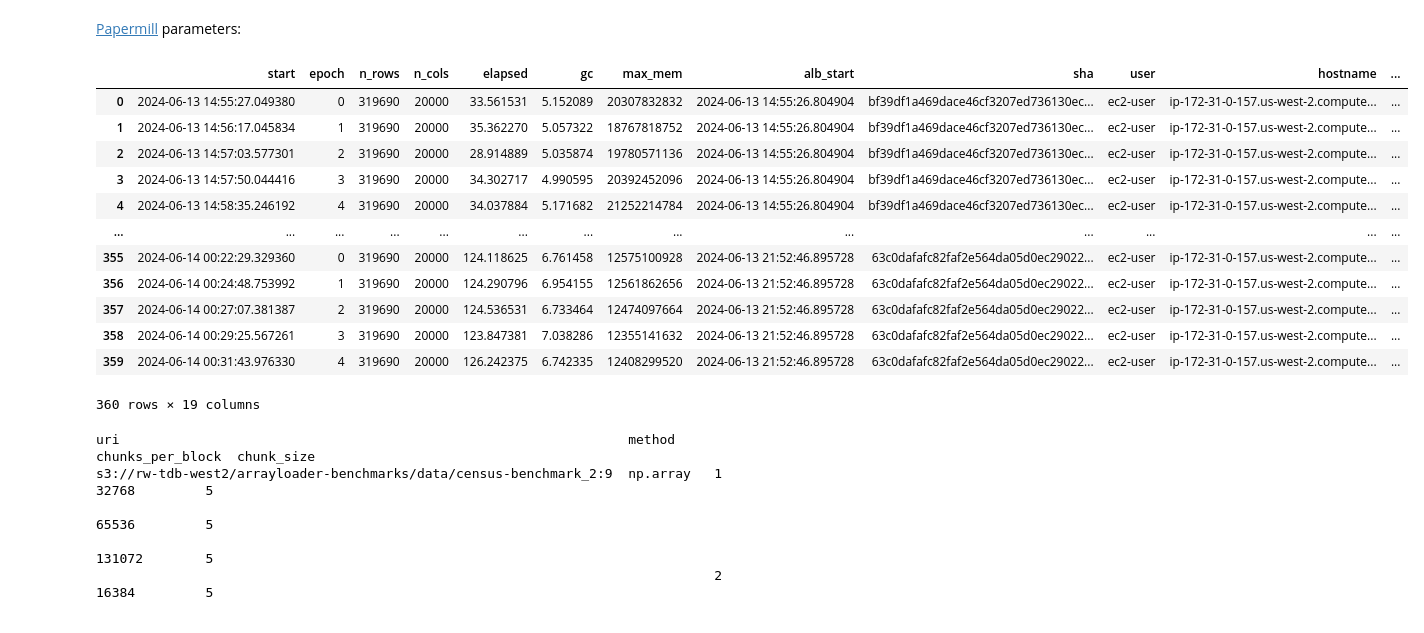
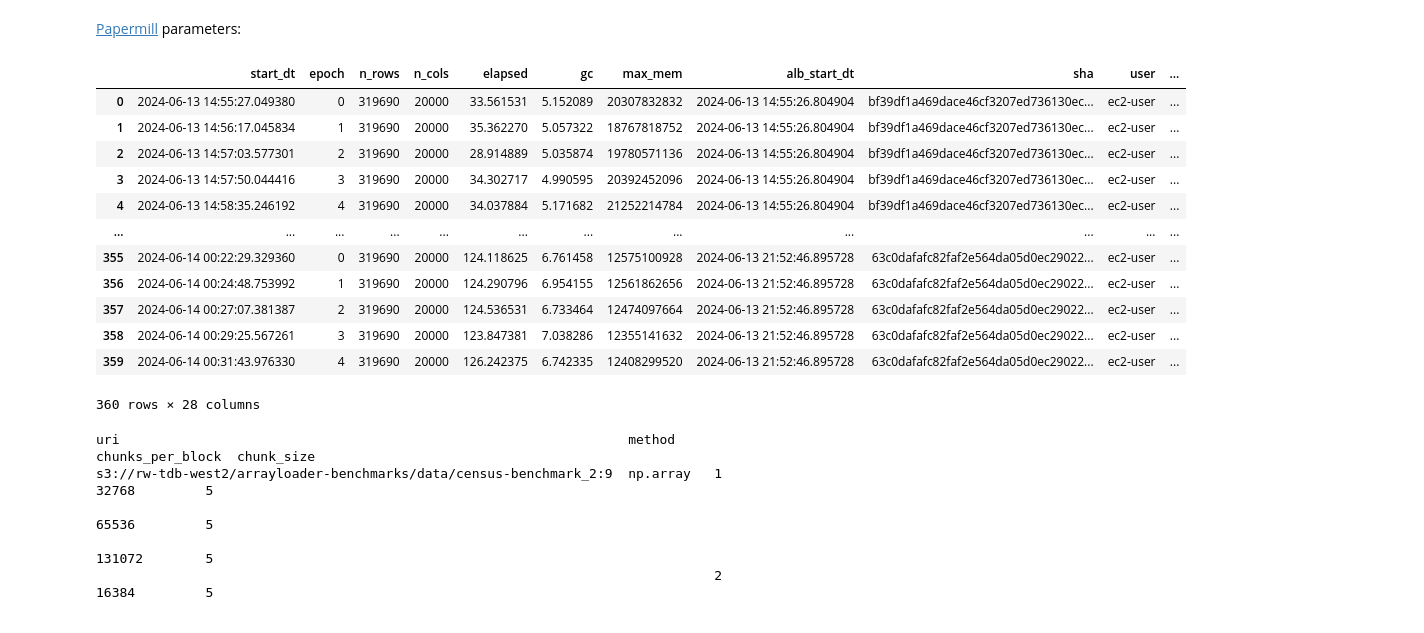
Before and after one commit to TileDB-Inc/arrayloader-benchmarks, a Jupyter notebook: notebooks/data-loader/ec2_s3_2:9/nb.ipynb, the cells around one changed output. Cells and saved outputs as stored; diff of their text form; code cells hidden in the pictures.

```diff
--- a/notebooks/data-loader/ec2_s3_2:9/nb.ipynb
+++ b/notebooks/data-loader/ec2_s3_2:9/nb.ipynb
@@ -20,37 +20,42 @@ H =  600                     # Output plot height
 # %%
 # Parameters
-db_path = "/home/ec2-user/arrayloader-benchmarks/notebooks/data-loader/epochs.db"
-hostname_rgx = "us-west-2"
-host = "EC2 (g4dn.8xlarge)"
-out_dir = "/home/ec2-user/arrayloader-benchmarks/notebooks/data-loader/ec2_s3_2:9"
+db_path = "/Users/ryan/c/tiledb/arrayloader-benchmarks/notebooks/data-loader/epochs.parquet"
+hostname_rgx = None
+out_dir = "/Users/ryan/c/tiledb/arrayloader-benchmarks/notebooks/data-loader/ec2_s3_2:9"
 show = "png"
 since = None
-uri_rgx = "^s3://.*2:9"
+start_idx = 2
+end_idx = 9
+uri_rgx = None
 # %%
-db_uri = f'sqlite:///{db_path}'
-df = pd.read_sql_table(tbl, db_uri)
+df = pd.read_parquet(db_path)
 if hostname_rgx:
     df = df[df.hostname.str.contains(hostname_rgx)].reset_index(drop=True).copy()
 if since:
     since = to_dt(since)
     df = df[df.alb_start >= since].reset_index(drop=True).copy()
 if uri_rgx:
+    df = df[~df.uri.isna()]
     df = df[df.uri.str.contains(uri_rgx)].reset_index(drop=True).copy()
+if start_idx is not None:
+    df = df[df.start_idx == start_idx].reset_index(drop=True).copy()
+if end_idx is not None:
+    df = df[df.end_idx == end_idx].reset_index(drop=True).copy()
 df
 # %% [output]
-|  | start | epoch | n_rows | n_cols | elapsed | gc | max_mem | alb_start | sha | user | hostname | ... |
-| 0 | 2024-06-13 14:55:27.049380 | 0 | 319690 | 20000 | 33.561531 | 5.152089 | 20307832832 | 2024-06-13 14:55:26.804904 | bf39df1a469dace46cf3207ed736130ec... | ec2-user | ip-172-31-0-157.us-west-2.compute... | ... |
-| 1 | 2024-06-13 14:56:17.045834 | 1 | 319690 | 20000 | 35.362270 | 5.057322 | 18767818752 | 2024-06-13 14:55:26.804904 | bf39df1a469dace46cf3207ed736130ec... | ec2-user | ip-172-31-0-157.us-west-2.compute... | ... |
-| 2 | 2024-06-13 14:57:03.577301 | 2 | 319690 | 20000 | 28.914889 | 5.035874 | 19780571136 | 2024-06-13 14:55:26.804904 | bf39df1a469dace46cf3207ed736130ec... | ec2-user | ip-172-31-0-157.us-west-2.compute... | ... |
-| 3 | 2024-06-13 14:57:50.044416 | 3 | 319690 | 20000 | 34.302717 | 4.990595 | 20392452096 | 2024-06-13 14:55:26.804904 | bf39df1a469dace46cf3207ed736130ec... | ec2-user | ip-172-31-0-157.us-west-2.compute... | ... |
-| 4 | 2024-06-13 14:58:35.246192 | 4 | 319690 | 20000 | 34.037884 | 5.171682 | 21252214784 | 2024-06-13 14:55:26.804904 | bf39df1a469dace46cf3207ed736130ec... | ec2-user | ip-172-31-0-157.us-west-2.compute... | ... |
-| ... | ... | ... | ... | ... | ... | ... | ... | ... | ... | ... | ... | ... |
-| 355 | 2024-06-14 00:22:29.329360 | 0 | 319690 | 20000 | 124.118625 | 6.761458 | 12575100928 | 2024-06-13 21:52:46.895728 | 63c0dafafc82faf2e564da05d0ec29022... | ec2-user | ip-172-31-0-157.us-west-2.compute... | ... |
-| 356 | 2024-06-14 00:24:48.753992 | 1 | 319690 | 20000 | 124.290796 | 6.954155 | 12561862656 | 2024-06-13 21:52:46.895728 | 63c0dafafc82faf2e564da05d0ec29022... | ec2-user | ip-172-31-0-157.us-west-2.compute... | ... |
-| 357 | 2024-06-14 00:27:07.381387 | 2 | 319690 | 20000 | 124.536531 | 6.733464 | 12474097664 | 2024-06-13 21:52:46.895728 | 63c0dafafc82faf2e564da05d0ec29022... | ec2-user | ip-172-31-0-157.us-west-2.compute... | ... |
-| 358 | 2024-06-14 00:29:25.567261 | 3 | 319690 | 20000 | 123.847381 | 7.038286 | 12355141632 | 2024-06-13 21:52:46.895728 | 63c0dafafc82faf2e564da05d0ec29022... | ec2-user | ip-172-31-0-157.us-west-2.compute... | ... |
-| 359 | 2024-06-14 00:31:43.976330 | 4 | 319690 | 20000 | 126.242375 | 6.742335 | 12408299520 | 2024-06-13 21:52:46.895728 | 63c0dafafc82faf2e564da05d0ec29022... | ec2-user | ip-172-31-0-157.us-west-2.compute... | ... |
+|  | start_dt | epoch | n_rows | n_cols | elapsed | gc | max_mem | alb_start_dt | sha | user | ... |
+| 0 | 2024-06-13 14:55:27.049380 | 0 | 319690 | 20000 | 33.561531 | 5.152089 | 20307832832 | 2024-06-13 14:55:26.804904 | bf39df1a469dace46cf3207ed736130ec... | ec2-user | ... |
+| 1 | 2024-06-13 14:56:17.045834 | 1 | 319690 | 20000 | 35.362270 | 5.057322 | 18767818752 | 2024-06-13 14:55:26.804904 | bf39df1a469dace46cf3207ed736130ec... | ec2-user | ... |
+| 2 | 2024-06-13 14:57:03.577301 | 2 | 319690 | 20000 | 28.914889 | 5.035874 | 19780571136 | 2024-06-13 14:55:26.804904 | bf39df1a469dace46cf3207ed736130ec... | ec2-user | ... |
+| 3 | 2024-06-13 14:57:50.044416 | 3 | 319690 | 20000 | 34.302717 | 4.990595 | 20392452096 | 2024-06-13 14:55:26.804904 | bf39df1a469dace46cf3207ed736130ec... | ec2-user | ... |
+| 4 | 2024-06-13 14:58:35.246192 | 4 | 319690 | 20000 | 34.037884 | 5.171682 | 21252214784 | 2024-06-13 14:55:26.804904 | bf39df1a469dace46cf3207ed736130ec... | ec2-user | ... |
+| ... | ... | ... | ... | ... | ... | ... | ... | ... | ... | ... | ... |
+| 355 | 2024-06-14 00:22:29.329360 | 0 | 319690 | 20000 | 124.118625 | 6.761458 | 12575100928 | 2024-06-13 21:52:46.895728 | 63c0dafafc82faf2e564da05d0ec29022... | ec2-user | ... |
+| 356 | 2024-06-14 00:24:48.753992 | 1 | 319690 | 20000 | 124.290796 | 6.954155 | 12561862656 | 2024-06-13 21:52:46.895728 | 63c0dafafc82faf2e564da05d0ec29022... | ec2-user | ... |
+| 357 | 2024-06-14 00:27:07.381387 | 2 | 319690 | 20000 | 124.536531 | 6.733464 | 12474097664 | 2024-06-13 21:52:46.895728 | 63c0dafafc82faf2e564da05d0ec29022... | ec2-user | ... |
+| 358 | 2024-06-14 00:29:25.567261 | 3 | 319690 | 20000 | 123.847381 | 7.038286 | 12355141632 | 2024-06-13 21:52:46.895728 | 63c0dafafc82faf2e564da05d0ec29022... | ec2-user | ... |
+| 359 | 2024-06-14 00:31:43.976330 | 4 | 319690 | 20000 | 126.242375 | 6.742335 | 12408299520 | 2024-06-13 21:52:46.895728 | 63c0dafafc82faf2e564da05d0ec29022... | ec2-user | ... |
-360 rows × 19 columns
+360 rows × 28 columns
 # %%
 hist = df[['uri', 'method', 'chunks_per_block', 'chunk_size']].value_counts().sort_index().rename('num')
 hist
```
Also changed, not shown: parts of 8 cells of this notebook, 4 other files.
